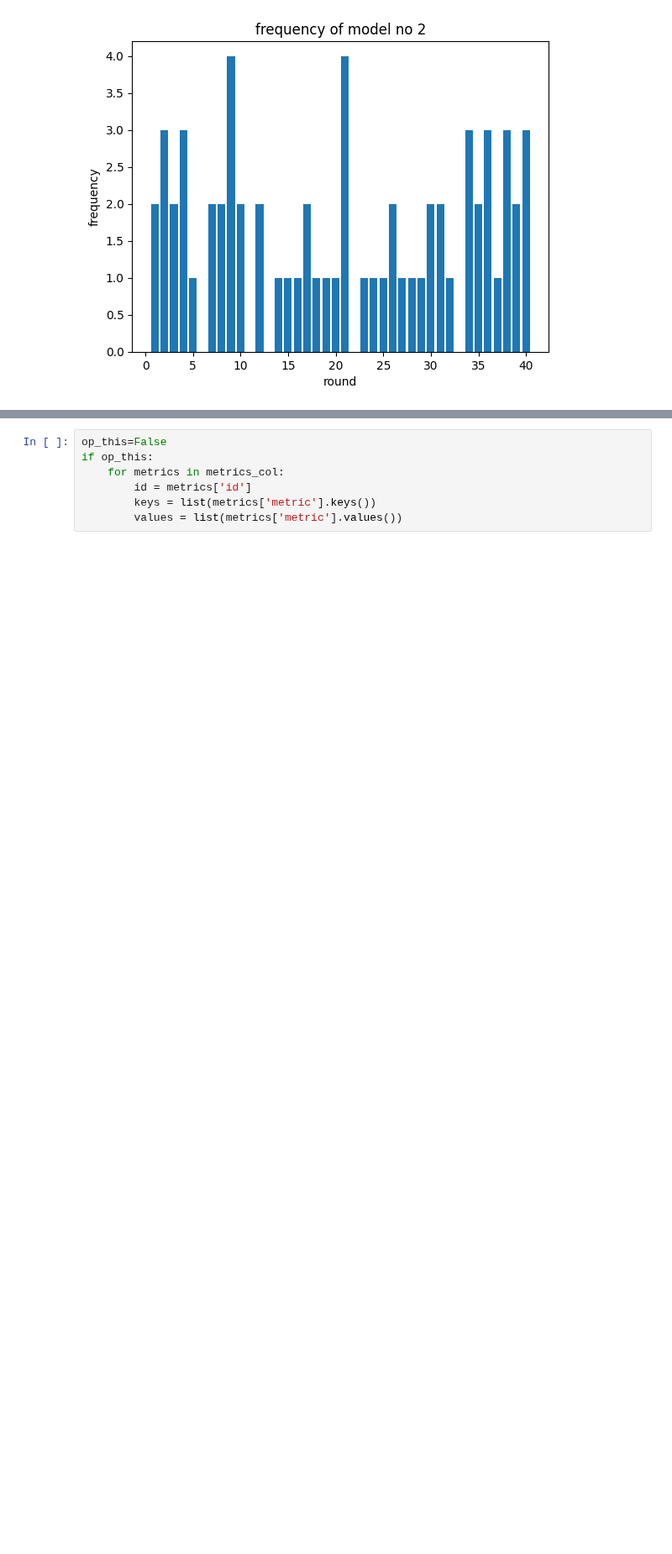
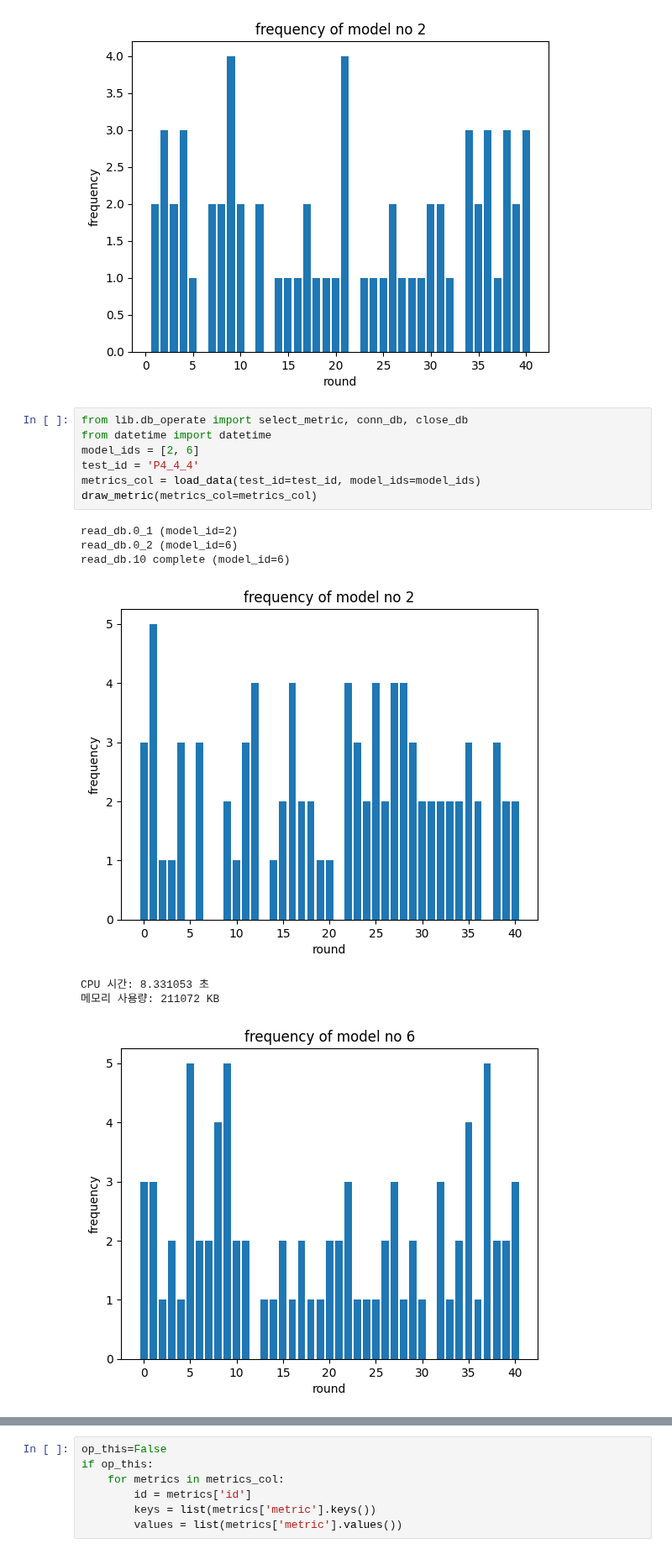
Before and after one commit to swhors/LSTM_Analyze, a Jupyter notebook: sqlite3_example_1.ipynb, the cells around one changed output, grey strips where cells are left out. Shown at 84% size. Saved outputs shown, nothing was run; the diff lists cells and outputs as text; blank space fills up the shorter version.

```diff
--- a/sqlite3_example_1.ipynb
+++ b/sqlite3_example_1.ipynb
@@ -198,3 +206,18 @@ read_db.0_2 (model_id=2)
 read_db.10 complete (model_id=2)
 [figure]
 [figure]
+# %%
+from lib.db_operate import select_metric, conn_db, close_db
+from datetime import datetime
+model_ids = [2, 6]
+test_id = 'P4_4_4'
+metrics_col = load_data(test_id=test_id, model_ids=model_ids)
+draw_metric(metrics_col=metrics_col)
+# %% [output]
+read_db.0_1 (model_id=2)
+read_db.0_2 (model_id=6)
+read_db.10 complete (model_id=6)
+[figure, added]
+CPU 시간: 8.331053 초
+메모리 사용량: 211072 KB
+[figure, added]
```
Also changed, not shown: parts of 10 cells of this notebook, 11 other files.
